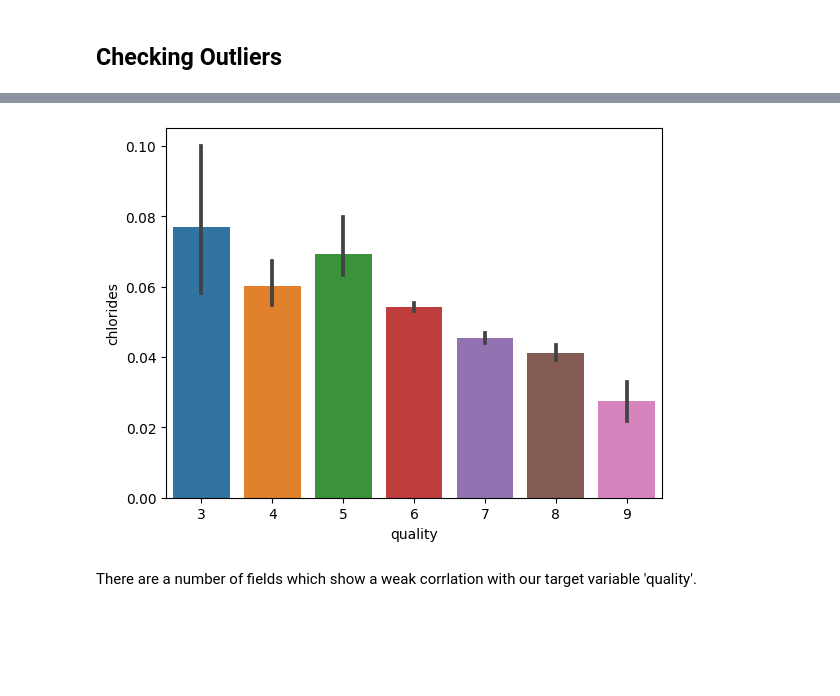
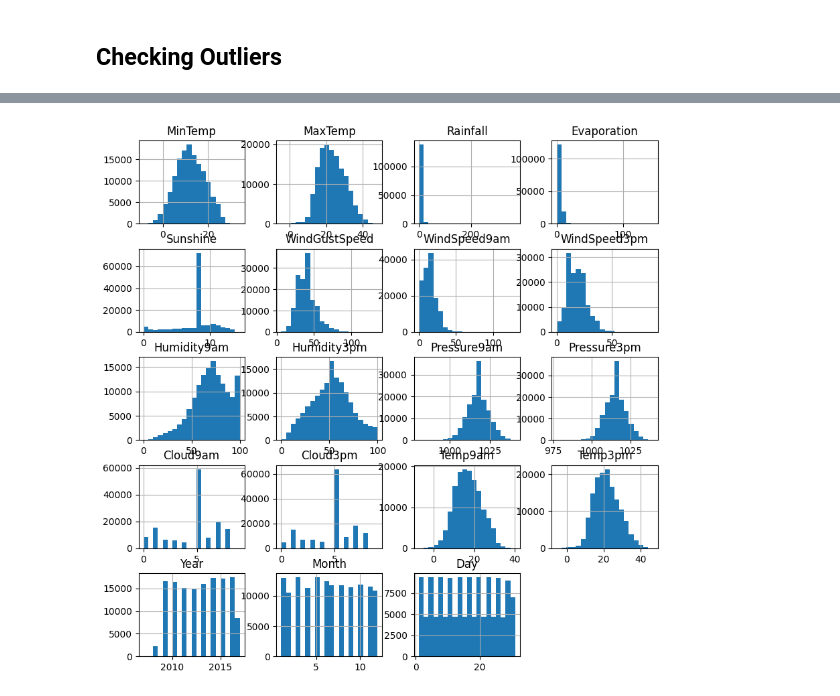
Before and after one commit to LouisMcArdell/IOD-Work, a Jupyter notebook: Projects/Mini Project 2/Mini Project 2.ipynb, the cells around one changed output, grey strips where cells are left out. Cells and saved outputs as stored; diff of their text form; code cells hidden in the pictures; blank space fills up the shorter version.

```diff
--- a/Projects/Mini Project 2/Mini Project 2.ipynb
+++ b/Projects/Mini Project 2/Mini Project 2.ipynb
@@ -71,0 +144,4 @@ dtype: int64
+# %%
+# drop the original Date variable
+
+df.drop('Date', axis=1, inplace = True)
@@ -89,0 +172,2 @@ def replace_nan_with_random(series):
+# %%
+df.dropna(subset=['RainTomorrow'], inplace=True)
@@ -130 +188,26 @@ wine["density"].fillna(wine["density"].mean(), inplace=True)
+# %%
+#Categorical fill
+df['Location'].fillna(df['Location'].mode(), inplace=True)
+df['WindGustDir'].fillna(df['WindGustDir'].mode(), inplace=True)
+df['WindDir9am'].fillna(df['WindDir9am'].mode(), inplace=True)
+df['WindDir3pm'].fillna(df['WindDir3pm'].mode(), inplace=True)
+df['RainToday'].fillna(df['RainToday'].mode(), inplace=True)
+df['RainTomorrow'].fillna(df['RainTomorrow'].mode(), inplace=True)
+# %%
+df['MinTemp'].fillna(df['MinTemp'].median(), inplace=True)
+df['MaxTemp'].fillna(df['MaxTemp'].median(), inplace=True)
+df['Rainfall'].fillna(df['Rainfall'].median(), inplace=True)
+df['Evaporation'].fillna(df['Evaporation'].median(), inplace=True)
+df['Sunshine'].fillna(df['Sunshine'].median(), inplace=True)
+df['WindGustSpeed'].fillna(df['WindGustSpeed'].median(), inplace=True)
+df['WindSpeed9am'].fillna(df['WindSpeed9am'].median(), inplace=True)
+df['WindSpeed3pm'].fillna(df['WindSpeed3pm'].median(), inplace=True)
+df['Humidity9am'].fillna(df['Humidity9am'].median(), inplace=True)
+df['Humidity3pm'].fillna(df['Humidity3pm'].median(), inplace=True)
+df['Pressure9am'].fillna(df['Pressure9am'].median(), inplace=True)
+df['Pressure3pm'].fillna(df['Pressure3pm'].median(), inplace=True)
+df['Cloud9am'].fillna(df['Cloud9am'].median(), inplace=True)
+df['Cloud3pm'].fillna(df['Cloud3pm'].median(), inplace=True)
+df['Temp9am'].fillna(df['Temp9am'].median(), inplace=True)
+df['Temp3pm'].fillna(df['Temp3pm'].median(), inplace=True)
 # %%
@@ -245,7 +245,5 @@ plt.show()
-# %%
-sns.barplot(x='quality', y='chlorides', data = wine)
-plt.show()
-# %% [output]
-[figure, removed]
-# %% [markdown]
-There are a number of fields which show a weak corrlation with our target variable 'quality'.
+# %%
+df.hist(bins=20,figsize=(10,10))
+plt.show()
+# %% [output]
+[figure, added]
```
Also changed, not shown: parts of 63 cells of this notebook.
